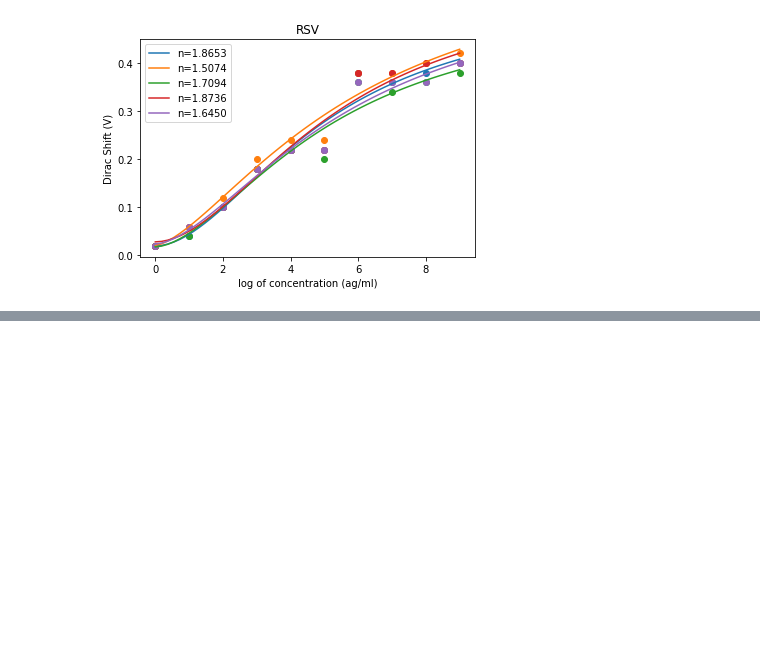
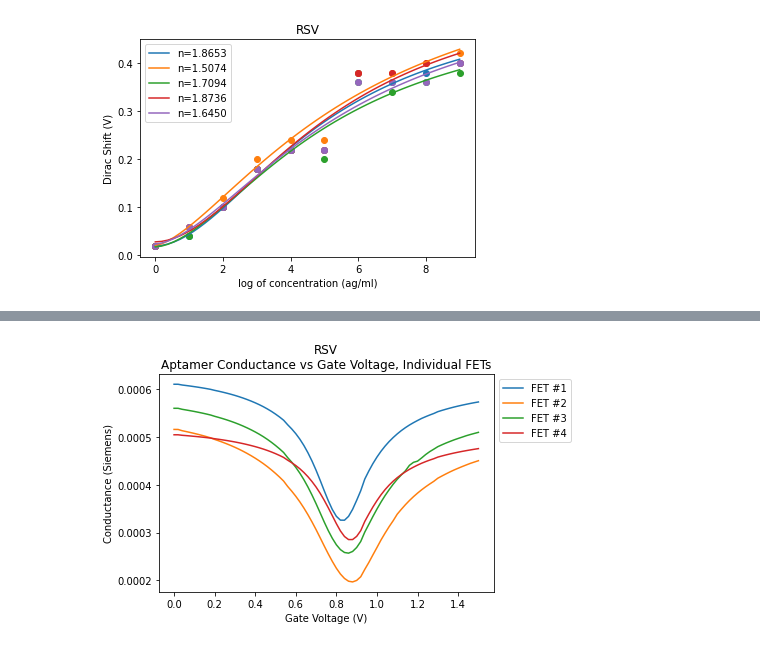
Before and after one commit to jlupoiii/GFET-covid-flu, a Jupyter notebook: main.ipynb, the cells around one changed output, grey strips where cells are left out. Cells and saved outputs as stored; diff of their text form; code cells hidden in the pictures; blank space fills up the shorter version.

```diff
--- a/main.ipynb
+++ b/main.ipynb
@@ -648,0 +645,15 @@ plt.close()
+# %%
+# plotting IV (GV) curve for aptamer data, all individual lines
+
+for dev_num in range(dataset.num_devices):
+    y = dataset.apt_conductances[dev_num]
+    x = [0.02*f for f in range(len(y))]
+    plt.plot(x, y, label=f'FET #{dev_num+1}')
+plt.title('RSV\nAptamer Conductance vs Gate Voltage, Individual FETs')
+plt.xlabel("Gate Voltage (V)")
+plt.ylabel("Conductance (Siemens)")
+plt.legend(loc='upper left', bbox_to_anchor=(1, 1))
+plt.show()
+plt.close()
+# %% [output]
+[figure, added]
```
Also changed, not shown: parts of 6 cells of this notebook.
